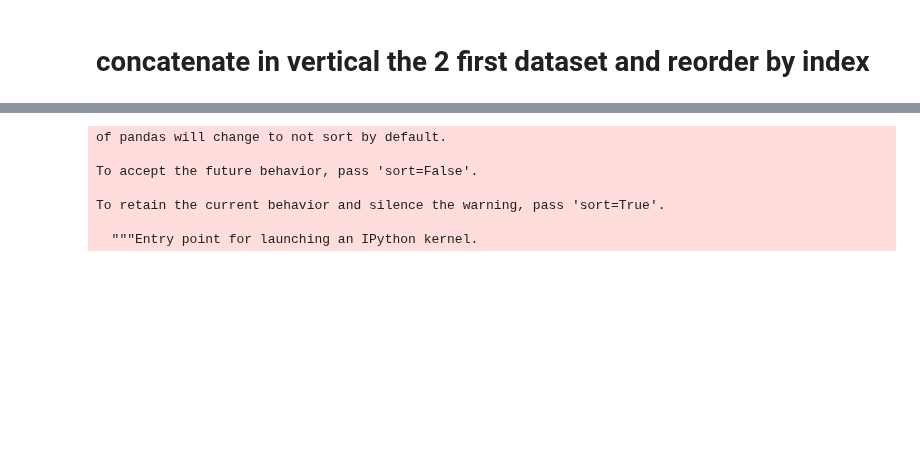
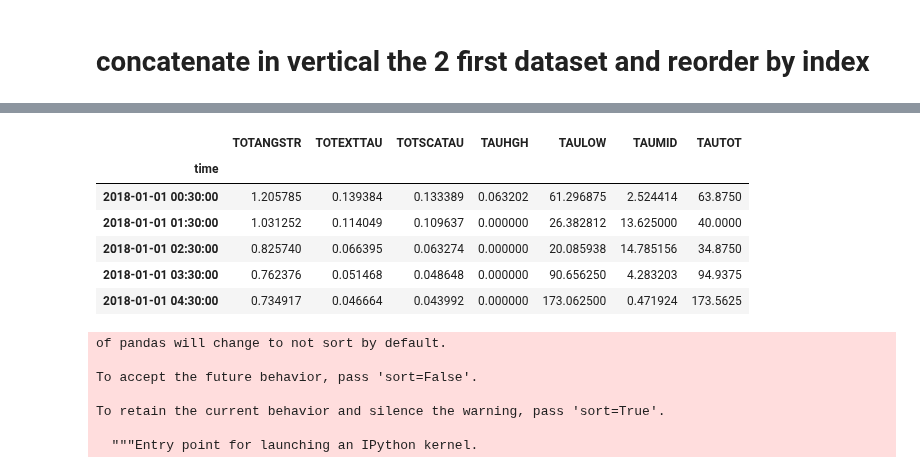
Before and after one commit to sylvielsstfr/GMAOMERRA2, a Jupyter notebook: MergeDataSets/MergeDatasetByTime.ipynb, the cells around one changed output, grey strips where cells are left out. Drawn from its saved outputs; the diff is of its cells as text; code cells hidden in the pictures; blank space fills up the shorter version.

```diff
--- a/MergeDataSets/MergeDatasetByTime.ipynb
+++ b/MergeDataSets/MergeDatasetByTime.ipynb
@@ -103 +78,11 @@ To retain the current behavior and silence the warning, pass 'sort=True'.
+# %%
+df23.head()
+# %% [output]
+|  | TOTANGSTR | TOTEXTTAU | TOTSCATAU | TAUHGH | TAULOW | TAUMID | TAUTOT |
+| time |  |  |  |  |  |  |  |
+| 2018-01-01 00:30:00 | 1.205785 | 0.139384 | 0.133389 | 0.063202 | 61.296875 | 2.524414 | 63.8750 |
+| 2018-01-01 01:30:00 | 1.031252 | 0.114049 | 0.109637 | 0.000000 | 26.382812 | 13.625000 | 40.0000 |
+| 2018-01-01 02:30:00 | 0.825740 | 0.066395 | 0.063274 | 0.000000 | 20.085938 | 14.785156 | 34.8750 |
+| 2018-01-01 03:30:00 | 0.762376 | 0.051468 | 0.048648 | 0.000000 | 90.656250 | 4.283203 | 94.9375 |
+| 2018-01-01 04:30:00 | 0.734917 | 0.046664 | 0.043992 | 0.000000 | 173.062500 | 0.471924 | 173.5625 |
 # %%
```
Also changed, not shown: parts of 5 cells of this notebook.
